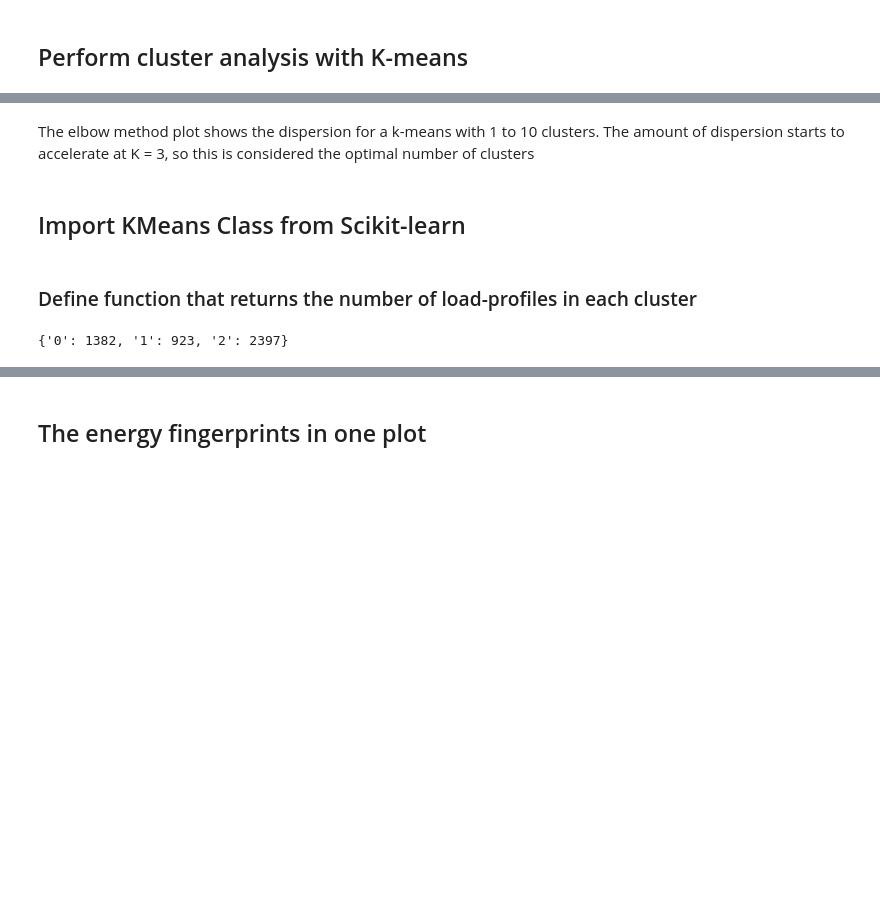
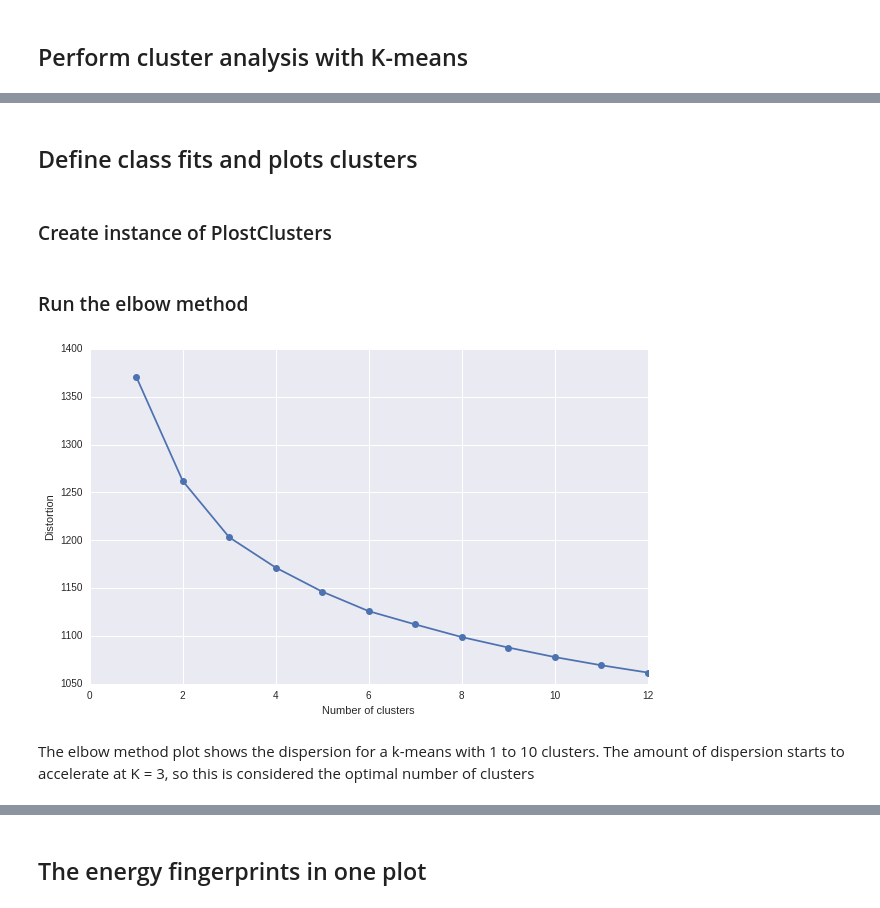
Before and after one commit to lucianoviola/energy_clustering, a Jupyter notebook: load-clustering.ipynb, the cells around one changed output, grey strips where cells are left out. Drawn from its saved outputs; the diff is of its cells as text; code cells hidden in the pictures; blank space fills up the shorter version.

Commit message:
fixed bugs; aggrouped all the cluster functions into one class. Makes the code more clear. Runnning perfect

```diff
--- a/load-clustering.ipynb
+++ b/load-clustering.ipynb
@@ -18,7 +19,8 @@ from matplotlib import pylab
 ## Execute SQL query
 # %%
 # I stored the data that I retrieved from the Dataport Database into an SQLite database file.
-conn = sqlite3.connect("/home/luciano/projects/load_profiling/dataport_sqlite")
+cwd = os.getcwd()
+conn = sqlite3.connect(str(cwd) + "/dataport_sqlite")
 cursor = conn.cursor()
 query = "SELECT * FROM new_table;"
 cursor.execute(query)
@@ -156,3 +156,5 @@ load_data = extract_daily_load()
+# %%
+load_data = extract_daily_load()
 # %% [markdown]
 ### Transform list of lists into numpy array
 # %% [markdown]
@@ -241,11 +240,0 @@ To determine the optimal number of clusters $k$ it is necessary to use the withi
-# %%
-pylab.rcParams['figure.figsize'] = 10, 6
-distortions = []
-for i in range(1,11):
-    km = KMeans(n_clusters = i, init='k-means++', n_init=10, max_iter = 300, random_state = 0)
-    km.fit(load_data_scaled)
-    distortions.append(km.inertia_)
-plt.plot(range(1,11), distortions, marker='o')
-plt.xlabel('Number of clusters')
-plt.ylabel('Distortion')
-plt.show()
@@ -253,0 +245,2 @@ plt.show()
+# %% [markdown]
+## Define class fits and plots clusters
@@ -254,4 +332,12 @@ plt.show()
+# %% [markdown]
+### Create instance of PlostClusters
+# %%
+model = PlotClusters(load_data_scaled)
+# %% [markdown]
+### Run the elbow method
+# %%
+model.elbow_method(n_clusters=13)
+# %% [output]
+[figure, added]
 # %% [markdown]
 The elbow method plot shows the dispersion for a k-means with 1 to 10 clusters. The amount of dispersion starts to accelerate at K = 3, so this is considered the optimal number of clusters
-# %% [markdown]
-## Import KMeans Class from Scikit-learn
@@ -262,17 +343,0 @@ prediction = model.fit_predict(load_data_scaled)
-# %% [markdown]
-### Define function that returns the number of load-profiles in each cluster
-# %%
-def count_load_in_cluster():
-
-    count_list = {}
-    clusters = ["0","1","2"] # "3","4","5"]
-    for cluster in clusters:
-        count = 0
-        for cluster_prediction in prediction:
-            if cluster_prediction == int(cluster):
-                count += 1
-        count_list[cluster] = count
-    return count_list
-count_load_in_cluster()
-# %% [output]
-{'0': 1382, '1': 923, '2': 2397}
```
Also changed, not shown: parts of 18 cells of this notebook, 1 other file.
